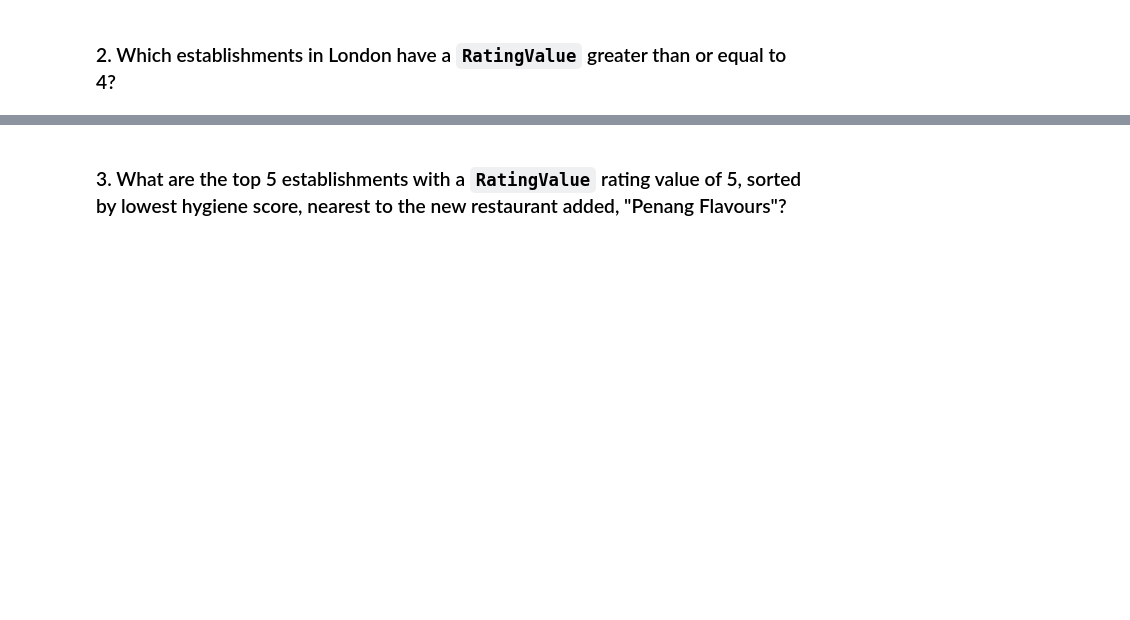
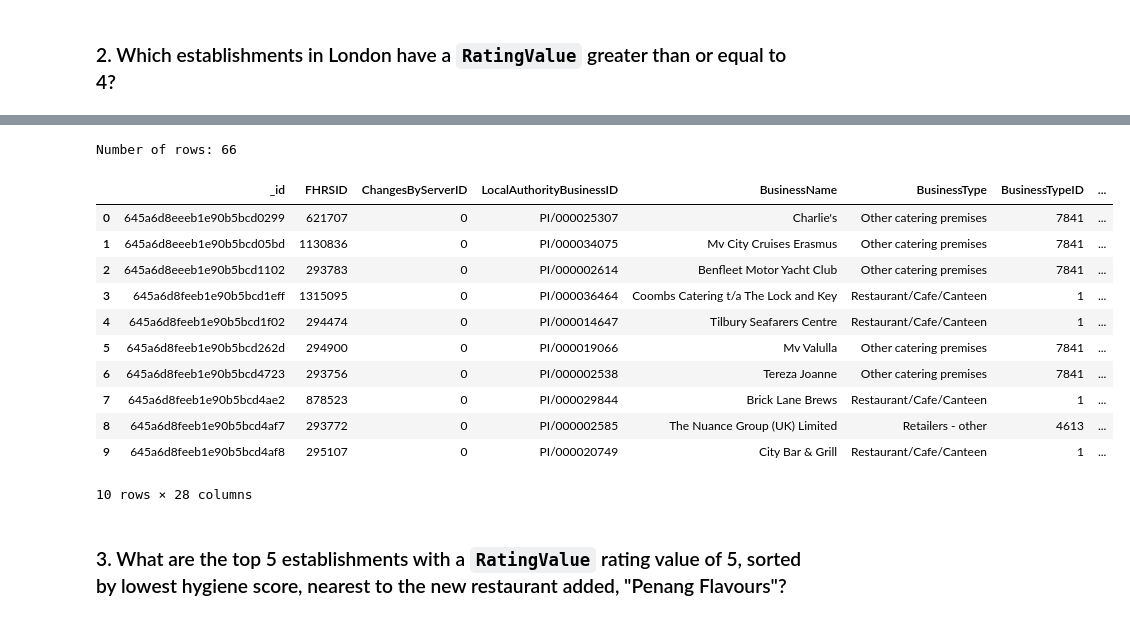
Before and after one commit to xlivia/challenge-uploads, a Jupyter notebook: nosql-challenge/NoSQL_analysis.ipynb, the cells around one changed output, grey strips where cells are left out. Saved outputs shown, nothing was run; the diff lists cells and outputs as text; code cells hidden in the pictures; blank space fills up the shorter version.

```diff
--- a/nosql-challenge/NoSQL_analysis.ipynb
+++ b/nosql-challenge/NoSQL_analysis.ipynb
@@ -42,8 +84,10 @@ query =
 ### 2. Which establishments in London have a `RatingValue` greater than or equal to 4?
 # %%
 # Find the establishments with London as the Local Authority and has a RatingValue greater than or equal to 4.
-query =
+query = {"LocalAuthorityName": {"$regex": "London", "$options": "i"}, "RatingValue": {"$gte": 4}}
 
 # Use count_documents to display the number of documents in the result
+print("Number of establishments in London with a RatingValue >= 4:",establishments.count_documents(query))
 
 # Display the first document in the results using pprint
+pprint(establishments.find_one(query))
@@ -50,9 +112,26 @@ query =
 # %%
 # Convert the result to a Pandas DataFrame
+df = pd.DataFrame(list(establishments.find(query)))
 
 # Display the number of rows in the DataFrame
+print("Number of rows:", len(df))
 
 # Display the first 10 rows of the DataFrame
+df.head(10)
+# %% [output]
+Number of rows: 66
+|  | _id | FHRSID | ChangesByServerID | LocalAuthorityBusinessID | BusinessName | BusinessType | BusinessTypeID | ... |
+| 0 | 645a6d8eeeb1e90b5bcd0299 | 621707 | 0 | PI/000025307 | Charlie's | Other catering premises | 7841 | ... |
+| 1 | 645a6d8eeeb1e90b5bcd05bd | 1130836 | 0 | PI/000034075 | Mv City Cruises Erasmus | Other catering premises | 7841 | ... |
+| 2 | 645a6d8eeeb1e90b5bcd1102 | 293783 | 0 | PI/000002614 | Benfleet Motor Yacht Club | Other catering premises | 7841 | ... |
+| 3 | 645a6d8feeb1e90b5bcd1eff | 1315095 | 0 | PI/000036464 | Coombs Catering t/a The Lock and Key | Restaurant/Cafe/Canteen | 1 | ... |
+| 4 | 645a6d8feeb1e90b5bcd1f02 | 294474 | 0 | PI/000014647 | Tilbury Seafarers Centre | Restaurant/Cafe/Canteen | 1 | ... |
+| 5 | 645a6d8feeb1e90b5bcd262d | 294900 | 0 | PI/000019066 | Mv Valulla | Other catering premises | 7841 | ... |
+| 6 | 645a6d8feeb1e90b5bcd4723 | 293756 | 0 | PI/000002538 | Tereza Joanne | Other catering premises | 7841 | ... |
+| 7 | 645a6d8feeb1e90b5bcd4ae2 | 878523 | 0 | PI/000029844 | Brick Lane Brews | Restaurant/Cafe/Canteen | 1 | ... |
+| 8 | 645a6d8feeb1e90b5bcd4af7 | 293772 | 0 | PI/000002585 | The Nuance Group (UK) Limited | Retailers - other | 4613 | ... |
+| 9 | 645a6d8feeb1e90b5bcd4af8 | 295107 | 0 | PI/000020749 | City Bar & Grill | Restaurant/Cafe/Canteen | 1 | ... |
+10 rows × 28 columns
 # %% [markdown]
 ### 3. What are the top 5 establishments with a `RatingValue` rating value of 5, sorted by lowest hygiene score, nearest to the new restaurant added, "Penang Flavours"?
 # %%
```
Also changed, not shown: parts of 8 cells of this notebook.
